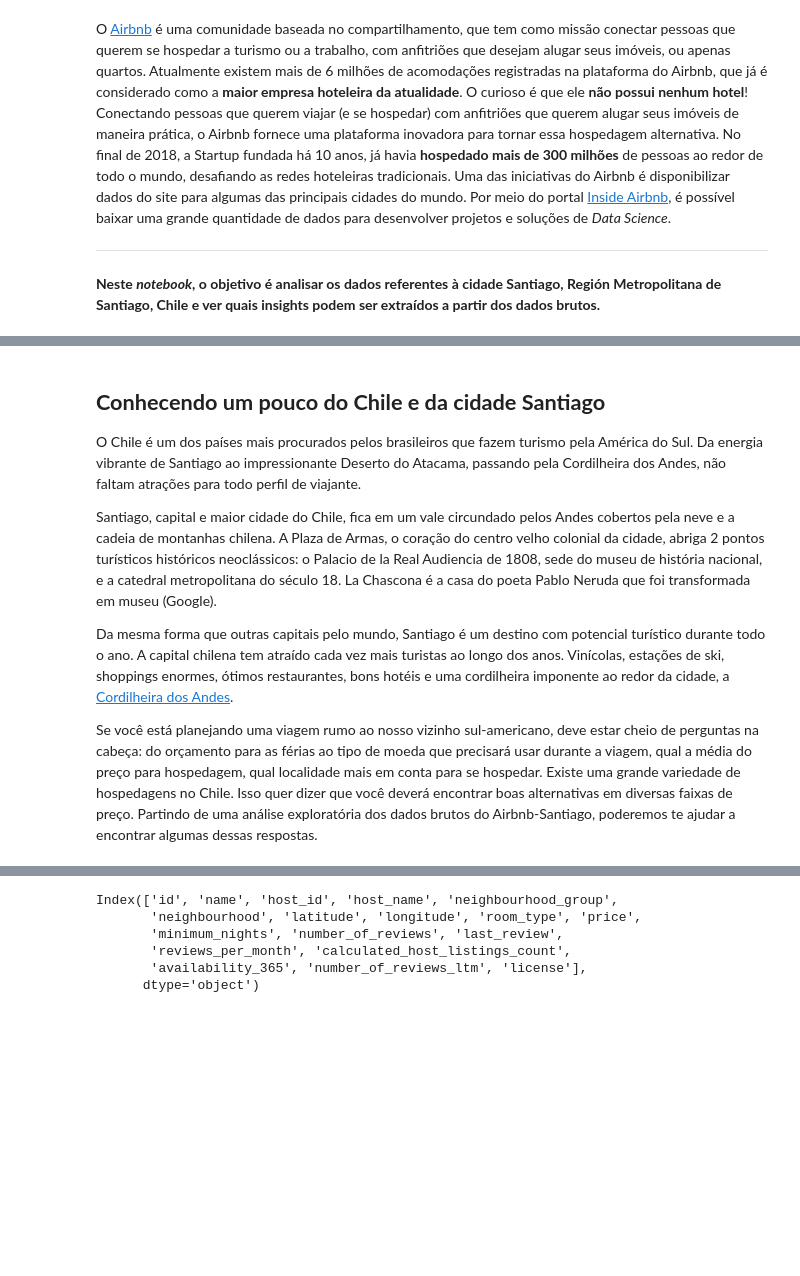
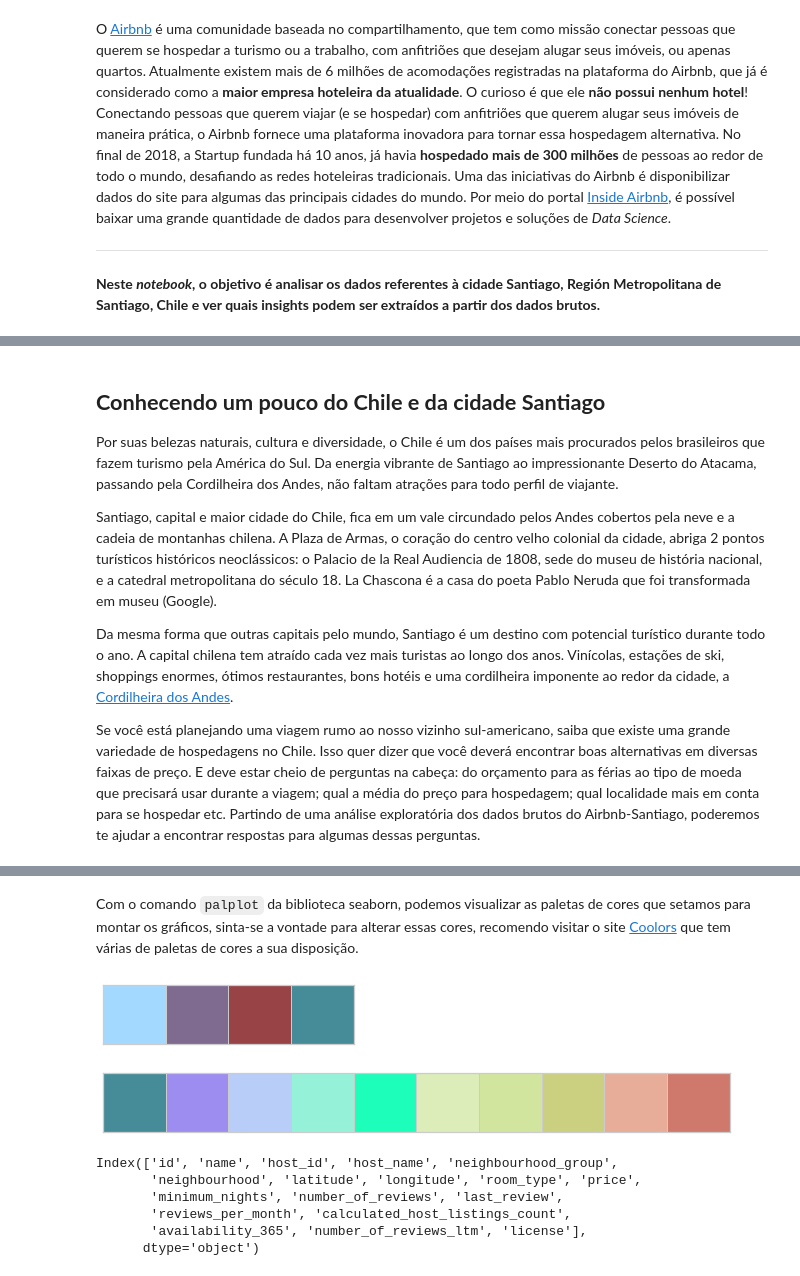
Before and after one commit to michaeljmcardoso/Projeto_Analisando-os-Dados-do-Airbnb_Santiago_Chile, a Jupyter notebook: Analisando_os_Dados_do_Airbnb_Santiago_Chile.ipynb, the cells around one changed output, grey strips where cells are left out. Drawn from its saved outputs; the diff is of its cells as text; code cells hidden in the pictures; blank space fills up the shorter version.

```diff
--- a/Analisando_os_Dados_do_Airbnb_Santiago_Chile.ipynb
+++ b/Analisando_os_Dados_do_Airbnb_Santiago_Chile.ipynb
@@ -21,14 +21,13 @@ O [Airbnb](https://www.airbnb.com.br/) é uma comunidade baseada no compartilham
 # %% [markdown]
 ## **Conhecendo um pouco do Chile e da cidade Santiago**
 
-O Chile é um dos países mais procurados pelos brasileiros que fazem turismo pela América do Sul. Da energia vibrante de Santiago ao impressionante Deserto do Atacama, passando pela Cordilheira dos Andes, não faltam atrações para todo perfil de viajante.
+Por suas belezas naturais, cultura e diversidade, o Chile é um dos países mais procurados pelos brasileiros que fazem turismo pela América do Sul. Da energia vibrante de Santiago ao impressionante Deserto do Atacama, passando pela Cordilheira dos Andes, não faltam atrações para todo perfil de viajante.
 
 Santiago, capital e maior cidade do Chile, fica em um vale circundado pelos Andes cobertos pela neve e a cadeia de montanhas chilena. A Plaza de Armas, o coração do centro velho colonial da cidade, abriga 2 pontos turísticos históricos neoclássicos: o Palacio de la Real Audiencia de 1808, sede do museu de história nacional, e a catedral metropolitana do século 18. La Chascona é a casa do poeta Pablo Neruda que foi transformada em museu (Google).
 
 Da mesma forma que outras capitais pelo mundo, Santiago é um destino com potencial turístico durante todo o ano. A capital chilena tem atraído cada vez mais turistas ao longo dos anos. Vinícolas, estações de ski, shoppings enormes, ótimos restaurantes, bons hotéis e uma cordilheira imponente ao redor da cidade, a [Cordilheira dos Andes](https://pt.wikipedia.org/wiki/Andes).
 
-Se você está planejando uma viagem rumo ao nosso vizinho sul-americano, deve estar cheio de perguntas na cabeça: do orçamento para as férias ao tipo de moeda que precisará usar durante a viagem, qual a média do preço para hospedagem, qual localidade mais em conta para se hospedar. Existe uma grande variedade de hospedagens no Chile. Isso quer dizer que você deverá encontrar boas alternativas em diversas faixas de preço.
-Partindo de uma análise exploratória dos dados brutos do Airbnb-Santiago, poderemos te ajudar a encontrar algumas dessas respostas.
+Se você está planejando uma viagem rumo ao nosso vizinho sul-americano, saiba que existe uma grande variedade de hospedagens no Chile. Isso quer dizer que você deverá encontrar boas alternativas em diversas faixas de preço. E deve estar cheio de perguntas na cabeça: do orçamento para as férias ao tipo de moeda que precisará usar durante a viagem; qual a média do preço para hospedagem; qual localidade mais em conta para se hospedar etc. Partindo de uma análise exploratória dos dados brutos do Airbnb-Santiago, poderemos te ajudar a encontrar respostas para algumas dessas perguntas.
 # %% [markdown]
 <center><img alt="Analisando Airbnb" width="50%" src=https://images.unsplash.com/photo-1486312338219-ce68d2c6f44d?ixlib=rb-1.2.1&ixid=MnwxMjA3fDB8MHxwaG90by1wYWdlfHx8fGVufDB8fHx8&auto=format&fit=crop&w=872&q=80></center>
 
@@ -58,6 +60,15 @@ sns.set(context='notebook', palette='dark', style='whitegrid')
 pallete_color = ['#A3D9FF', '#7E6B8F', '#984447', '#468C98']
 pallete_10 = ["#468C98","#9d8df1","#b8cdf8","#95f2d9","#1cfeba","#dcedb9","#d2e59e",
               "#cbd081","#e7ad99","#ce796b"]
+# %% [markdown]
+Com o comando `palplot` da biblioteca seaborn, podemos visualizar as paletas de cores que setamos para montar os gráficos, sinta-se a vontade para alterar essas cores, recomendo visitar o site [Coolors](https://coolors.co/) que tem várias de paletas de cores a sua disposição.
+# %%
+# paleta de cores
+sns.palplot(pallete_color)
+sns.palplot(pallete_10)
+# %% [output]
+[figure, added]
+[figure, added]
 # %%
 # importar o arquivo listings.csv para um DataFrame
 df = pd.read_csv("http://data.insideairbnb.com/chile/rm/santiago/2022-09-22/visualisations/listings.csv")
```
Also changed, not shown: parts of 27 cells of this notebook.
